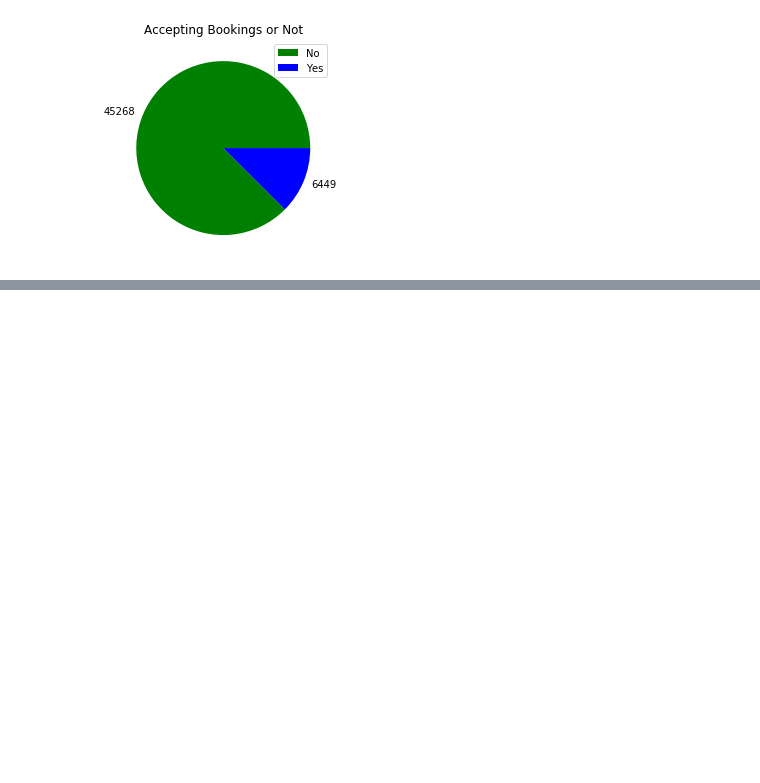
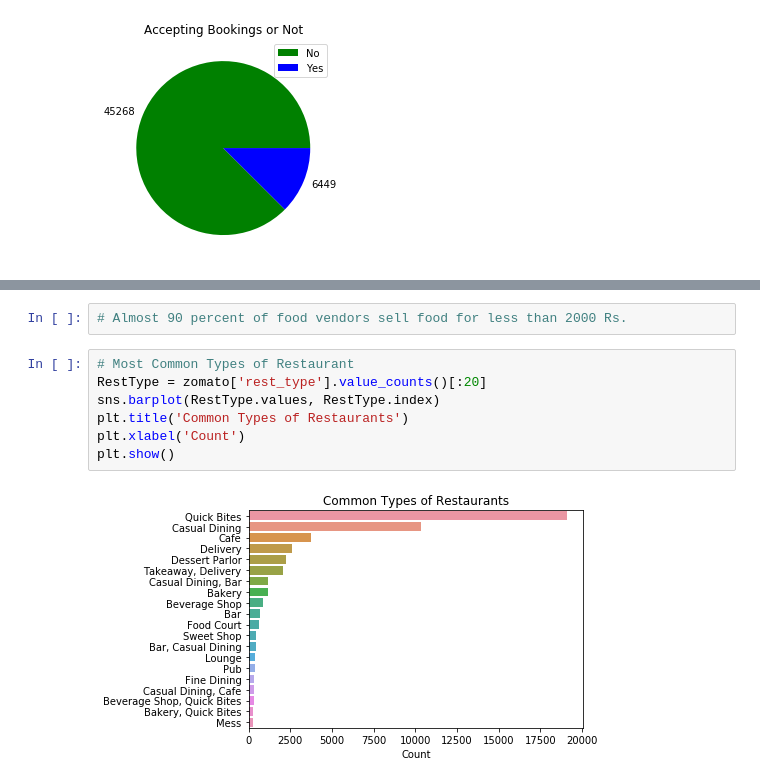
Before and after one commit to robinsaheb/ResturantReviews, a Jupyter notebook: Zomato Notebook.ipynb, the cells around one changed output, grey strips where cells are left out. Cells and saved outputs as stored; diff of their text form; blank space fills up the shorter version.

```diff
--- a/Zomato Notebook.ipynb
+++ b/Zomato Notebook.ipynb
@@ -68,0 +95,11 @@ In India you cannot find table booking facility in any average restaurants,usual
+# %%
+# Almost 90 percent of food vendors sell food for less than 2000 Rs.
+# %%
+# Most Common Types of Restaurant
+RestType = zomato['rest_type'].value_counts()[:20]
+sns.barplot(RestType.values, RestType.index)
+plt.title('Common Types of Restaurants')
+plt.xlabel('Count')
+plt.show()
+# %% [output]
+[figure, added]
```
Also changed, not shown: parts of 5 cells of this notebook.
